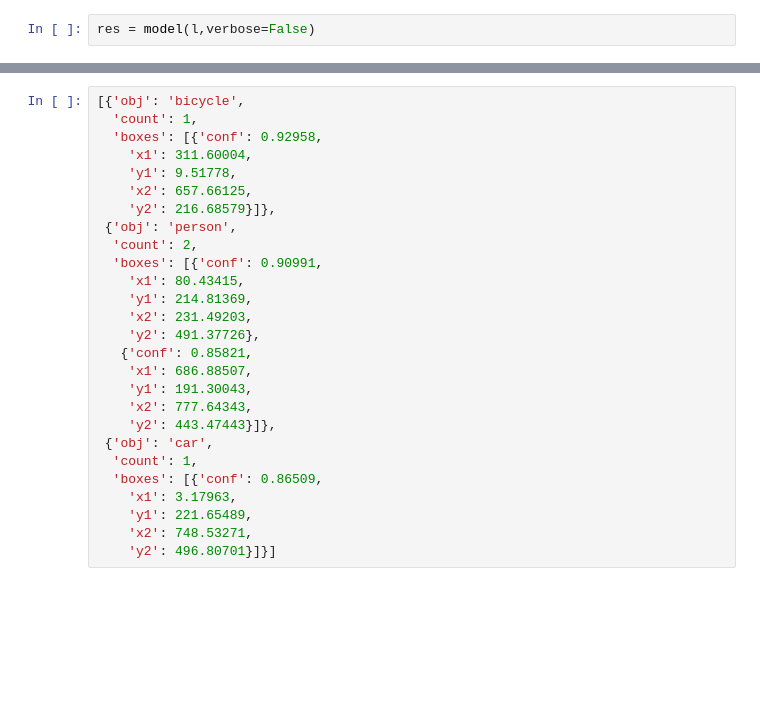
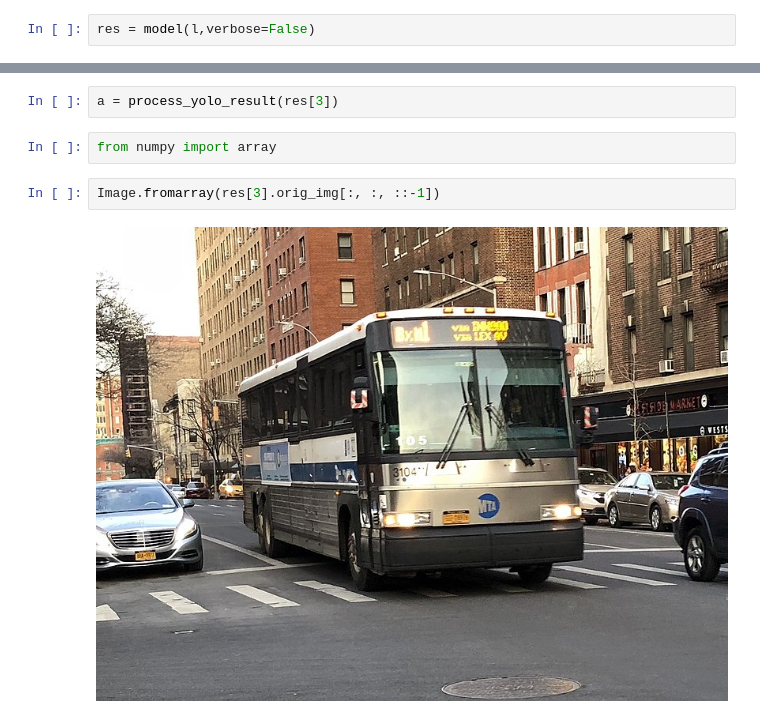
Before and after one commit to AlirezaFazli29/yolo-obj-det, a Jupyter notebook: test.ipynb, the cells around one changed output, grey strips where cells are left out. Saved outputs shown, nothing was run; the diff lists cells and outputs as text; blank space fills up the shorter version.

```diff
--- a/test.ipynb
+++ b/test.ipynb
@@ -89,27 +19,8 @@ process_yolo_result(res[0])
-# %%
-[{'obj': 'bicycle',
-  'count': 1,
-  'boxes': [{'conf': 0.92958,
-    'x1': 311.60004,
-    'y1': 9.51778,
-    'x2': 657.66125,
-    'y2': 216.68579}]},
- {'obj': 'person',
-  'count': 2,
-  'boxes': [{'conf': 0.90991,
-    'x1': 80.43415,
-    'y1': 214.81369,
-    'x2': 231.49203,
-    'y2': 491.37726},
-   {'conf': 0.85821,
-    'x1': 686.88507,
-    'y1': 191.30043,
-    'x2': 777.64343,
-    'y2': 443.47443}]},
- {'obj': 'car',
-  'count': 1,
-  'boxes': [{'conf': 0.86509,
-    'x1': 3.17963,
-    'y1': 221.65489,
-    'x2': 748.53271,
-    'y2': 496.80701}]}]
+# %%
+a = process_yolo_result(res[3])
+# %%
+from numpy import array
+# %%
+Image.fromarray(res[3].orig_img[:, :, ::-1])
+# %% [output]
+[figure, added]
```
Also changed, not shown: parts of 5 cells of this notebook, 2 other files.
